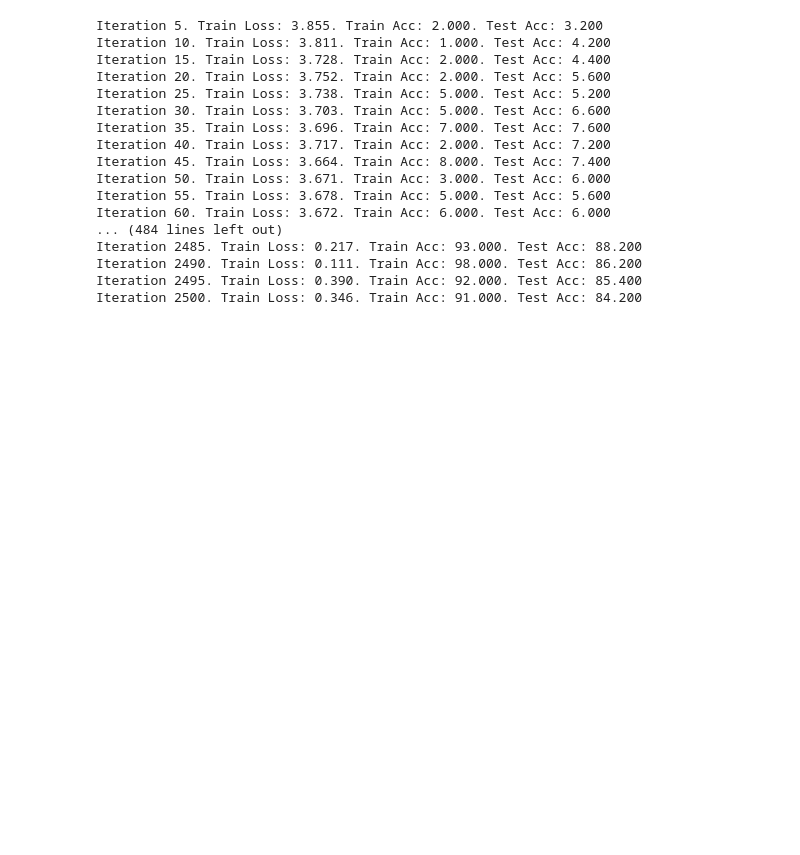
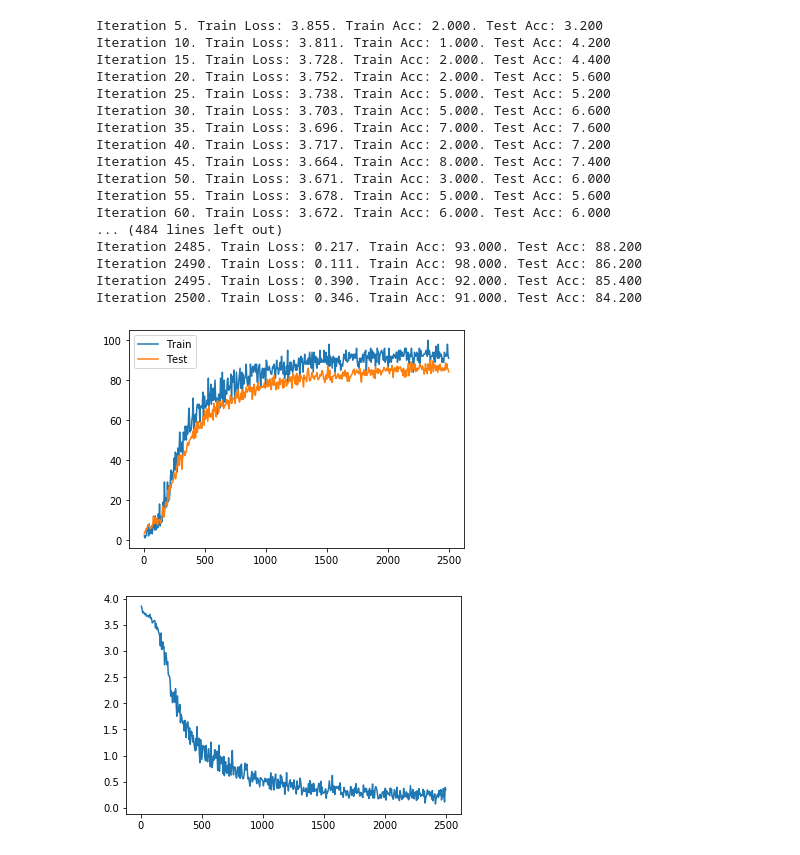
Before and after one commit to jmpchamizo/traffic_project, a Jupyter notebook: CNN/CNN.ipynb, the cells around one changed output. Saved outputs shown, nothing was run; the diff lists cells and outputs as text; code cells hidden in the pictures; blank space fills up the shorter version.

```diff
--- a/CNN/CNN.ipynb
+++ b/CNN/CNN.ipynb
@@ -173,3 +173,13 @@ Iteration 2485. Train Loss: 0.217. Train Acc: 93.000. Test Acc: 88.200
 Iteration 2490. Train Loss: 0.111. Train Acc: 98.000. Test Acc: 86.200
 Iteration 2495. Train Loss: 0.390. Train Acc: 92.000. Test Acc: 85.400
 Iteration 2500. Train Loss: 0.346. Train Acc: 91.000. Test Acc: 84.200
+# %%
+plt.plot(i_vals, train_acc)
+plt.plot(i_vals, test_acc)
+plt.legend(['Train', 'Test'])
+plt.show()
+plt.plot(i_vals, train_loss)
+plt.show()
+# %% [output]
+[figure, added]
+[figure, added]
```
Also changed, not shown: 2 other files.
